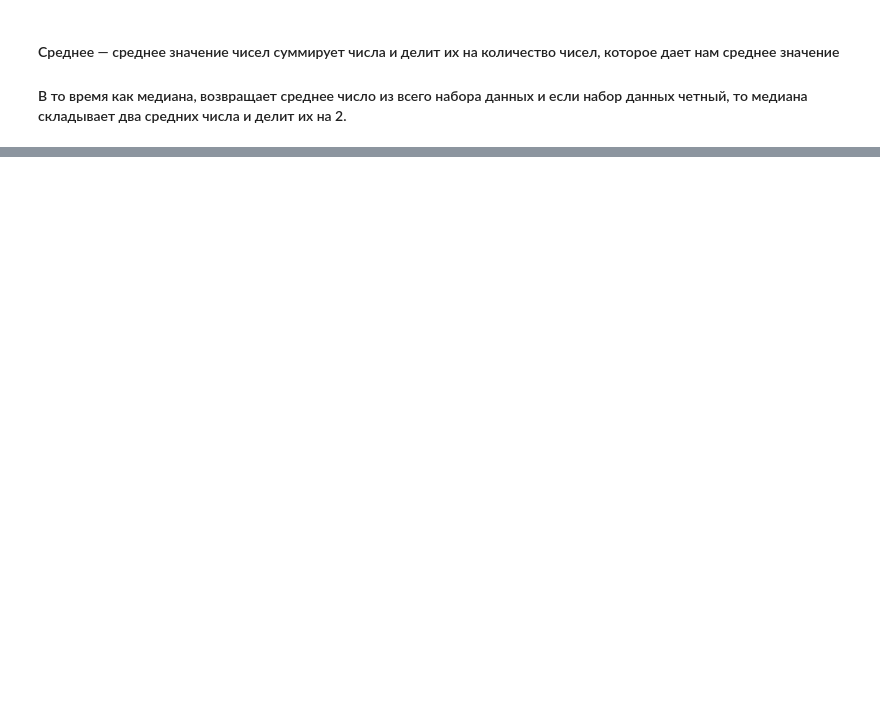
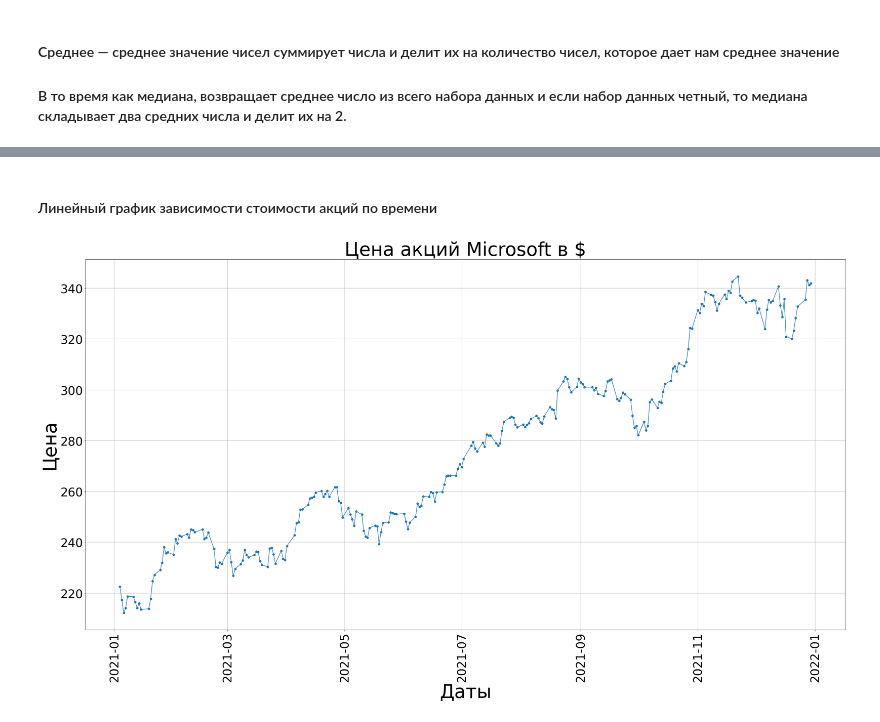
Before and after one commit to TimmmofeyD/WorkBook_AI, a Jupyter notebook: Lishchenko_Timofey_WorkBook1.ipynb, the cells around one changed output, grey strips where cells are left out. Saved outputs shown, nothing was run; the diff lists cells and outputs as text; code cells hidden in the pictures; blank space fills up the shorter version.

```diff
--- a/Lishchenko_Timofey_WorkBook1.ipynb
+++ b/Lishchenko_Timofey_WorkBook1.ipynb
@@ -214,0 +247,5 @@ plt.scatter(data_rand, [i for i in range(100)])
+# %%
+import pandas as pd
+import scipy.stats as stats
+data_microsoft = pd.read_csv('./MSFT.csv', sep=',')
+data_microsoft.head()
@@ -214,0 +261,2 @@ plt.scatter(data_rand, [i for i in range(100)])
+# %%
+data_microsoft = data_microsoft.drop('Volume', axis = 1)
@@ -214,0 +327,4 @@ plt.scatter(data_rand, [i for i in range(100)])
+# %%
+data_microsoft['Date'] = data_microsoft['Date'].apply(lambda dt: pd.to_datetime(dt))
+data_microsoft.loc[:, 'year'] = data_microsoft['Date'].apply(lambda dt: dt.year)
+data_microsoft['Date']
@@ -214,0 +355,15 @@ plt.scatter(data_rand, [i for i in range(100)])
+# %% [markdown]
+#### Линейный график зависимости стоимости акций по времени
+# %%
+y = data_microsoft['Open']
+x = data_microsoft['Date']
+plt.figure(figsize=(40, 20))
+plt.grid()
+plt.title('Цена акций Microsoft в $', size = 55)
+plt.ylabel('Цена', size = 55)
+plt.xlabel('Даты', size = 55)
+plt.xticks(rotation=90)
+plt.tick_params(labelsize=35)
+plt.plot(x, y, marker='o');
+# %% [output]
+[figure, added]
```
Also changed, not shown: parts of 57 cells of this notebook, 3 other files.
